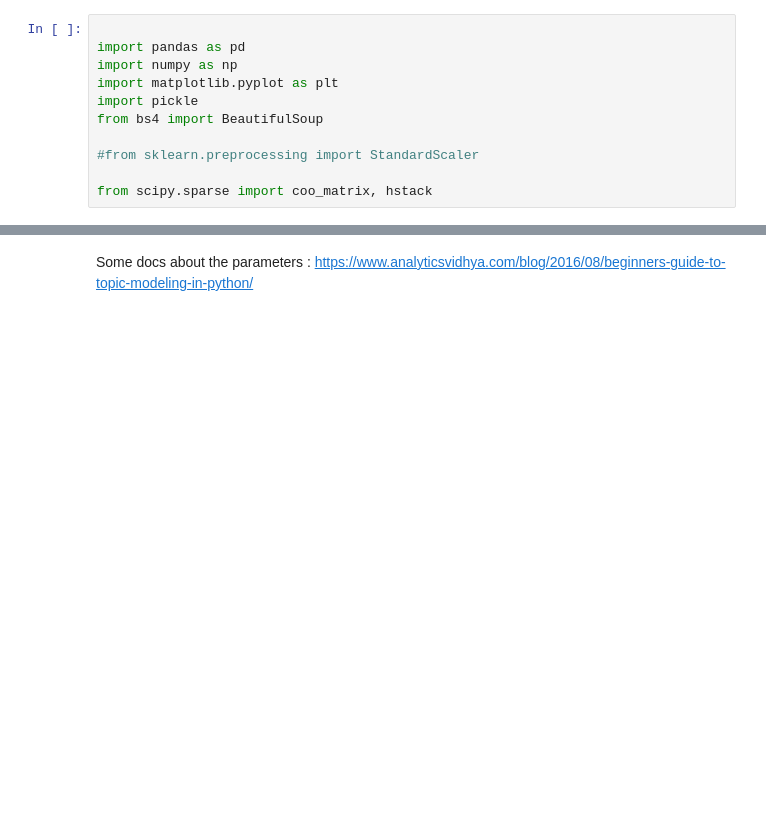
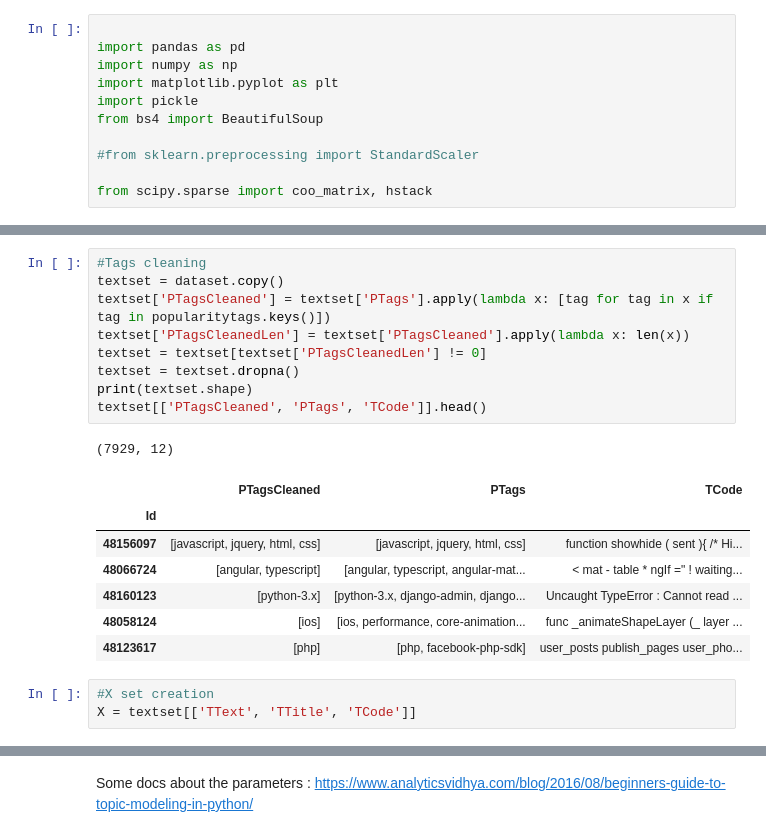
Before and after one commit to rudloffl/Tag-generator-Stackoverflow, a Jupyter notebook: Notebooks/D1 - Unsupervised methods.ipynb, the cells around one changed output, grey strips where cells are left out. Saved outputs shown, nothing was run; the diff lists cells and outputs as text; blank space fills up the shorter version.

```diff
--- a/Notebooks/D1 - Unsupervised methods.ipynb
+++ b/Notebooks/D1 - Unsupervised methods.ipynb
@@ -112,0 +127,21 @@ dataset.shape
+# %%
+#Tags cleaning
+textset = dataset.copy()
+textset['PTagsCleaned'] = textset['PTags'].apply(lambda x: [tag for tag in x if tag in popularitytags.keys()])
+textset['PTagsCleanedLen'] = textset['PTagsCleaned'].apply(lambda x: len(x))
+textset = textset[textset['PTagsCleanedLen'] != 0]
+textset = textset.dropna()
+print(textset.shape)
+textset[['PTagsCleaned', 'PTags', 'TCode']].head()
+# %% [output]
+(7929, 12)
+|  | PTagsCleaned | PTags | TCode |
+| Id |  |  |  |
+| 48156097 | [javascript, jquery, html, css] | [javascript, jquery, html, css] | function showhide ( sent ){ /* Hi... |
+| 48066724 | [angular, typescript] | [angular, typescript, angular-mat... | < mat - table * ngIf =" ! waiting... |
+| 48160123 | [python-3.x] | [python-3.x, django-admin, django... | Uncaught TypeError : Cannot read ... |
+| 48058124 | [ios] | [ios, performance, core-animation... | func _animateShapeLayer (_ layer ... |
+| 48123617 | [php] | [php, facebook-php-sdk] | user_posts publish_pages user_pho... |
+# %%
+#X set creation
+X = textset[['TText', 'TTitle', 'TCode']]
```
Also changed, not shown: parts of 42 cells of this notebook, 1 other file.
